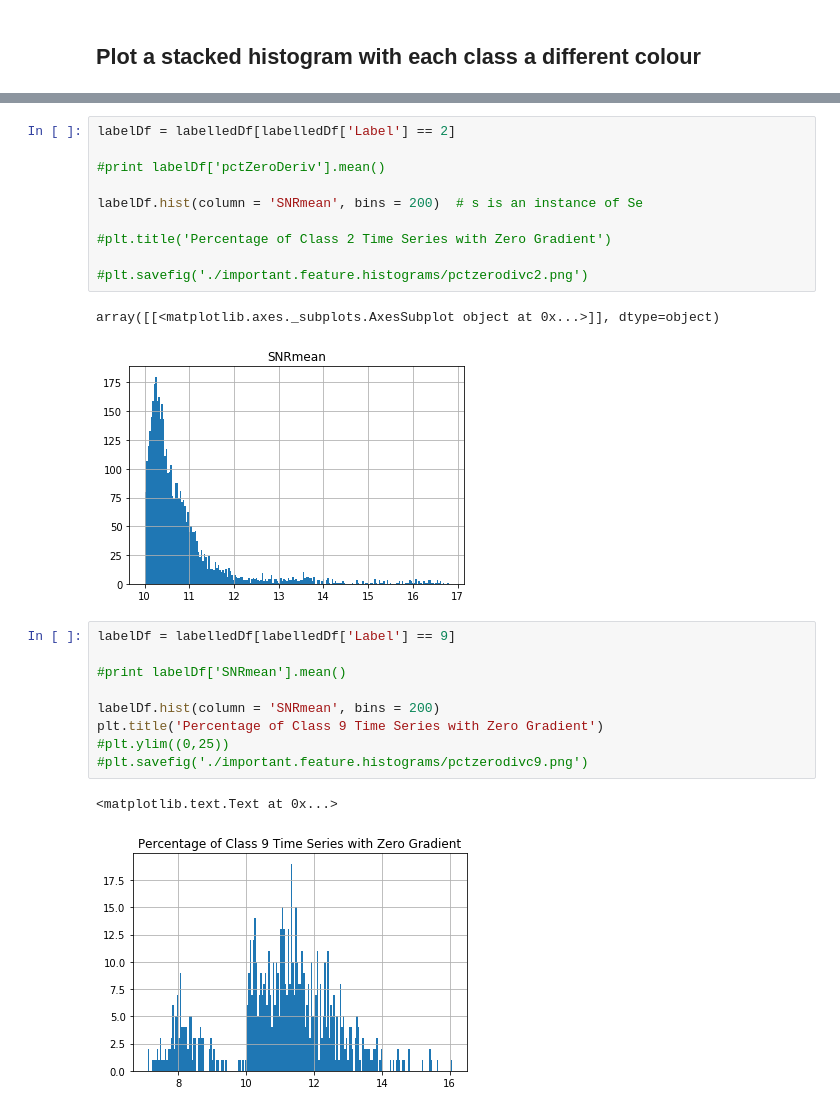
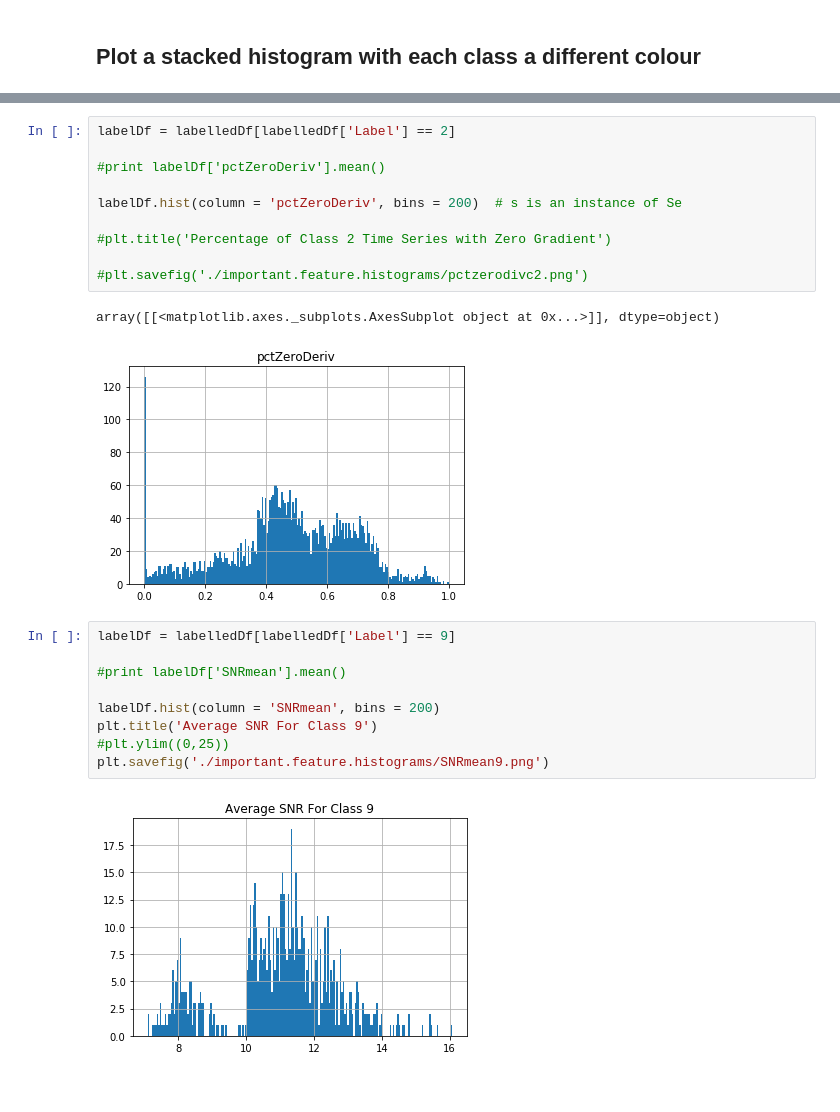
Before and after one commit to inigoval/pulseClassifier, a Jupyter notebook: notebooks/histograms.ipynb, the cells around one changed output, grey strips where cells are left out. Drawn from its saved outputs; the diff is of its cells as text.

```diff
--- a/notebooks/histograms.ipynb
+++ b/notebooks/histograms.ipynb
@@ -109,26 +103,25 @@ plt.legend()
 # %%
 labelDf = labelledDf[labelledDf['Label'] == 2]
 
 #print labelDf['pctZeroDeriv'].mean()
 
-labelDf.hist(column = 'SNRmean', bins = 200)  # s is an instance of Se
+labelDf.hist(column = 'pctZeroDeriv', bins = 200)  # s is an instance of Se
 
 #plt.title('Percentage of Class 2 Time Series with Zero Gradient')
 
 #plt.savefig('./important.feature.histograms/pctzerodivc2.png')
 # %% [output]
 array([[<matplotlib.axes._subplots.AxesSubplot object at 0x...>]], dtype=object)
-[figure, old version]
+[figure, new version]
 # %%
 labelDf = labelledDf[labelledDf['Label'] == 9]
 
 #print labelDf['SNRmean'].mean()
 
 labelDf.hist(column = 'SNRmean', bins = 200)
-plt.title('Percentage of Class 9 Time Series with Zero Gradient')
+plt.title('Average SNR For Class 9')
 #plt.ylim((0,25))
-#plt.savefig('./important.feature.histograms/pctzerodivc9.png')
+plt.savefig('./important.feature.histograms/SNRmean9.png')
 # %% [output]
-<matplotlib.text.Text at 0x...>
-[figure, old version]
+[figure, new version]
 # %%
```
Also changed, not shown: parts of 3 cells of this notebook, 3 other files.
